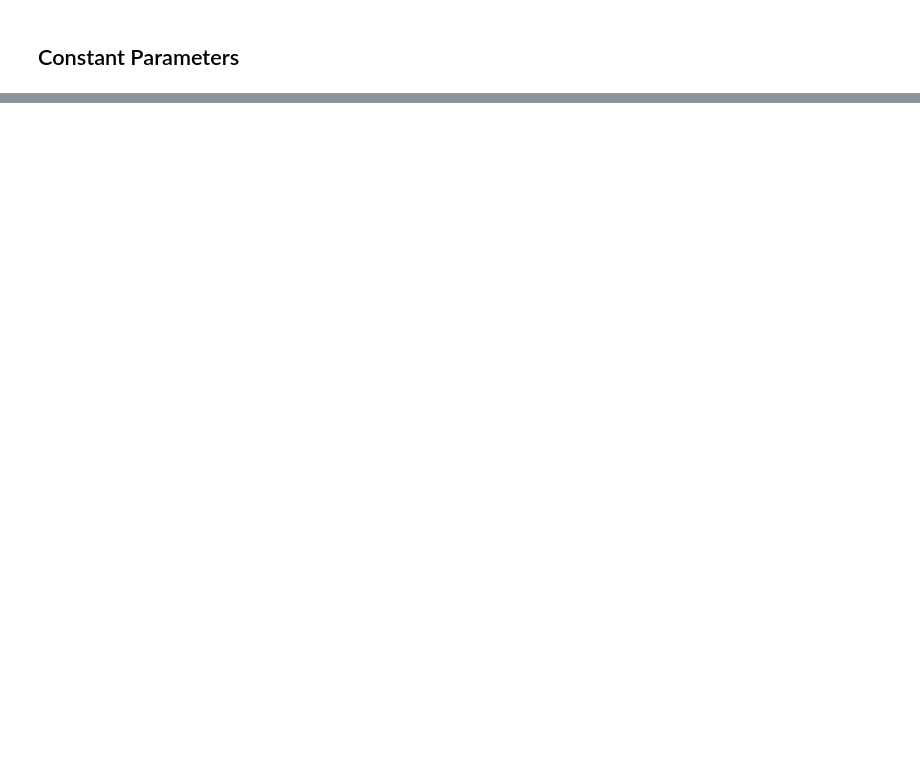
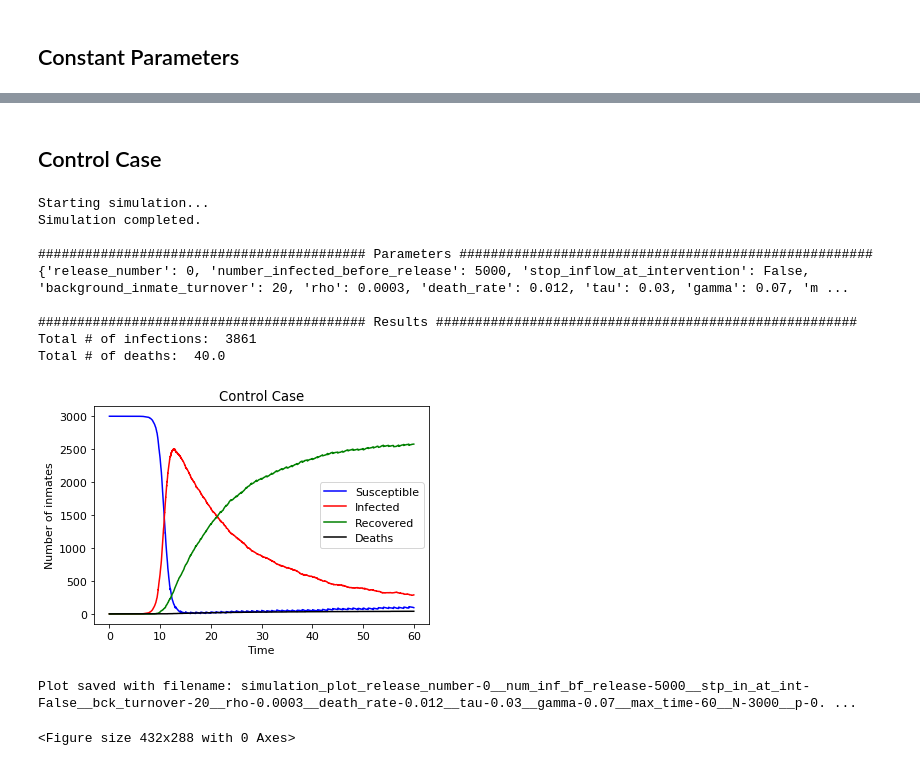
Before and after one commit to bwolfson97/UCLA-Networks-Final-Project, a Jupyter notebook: experiments.ipynb, the cells around one changed output, grey strips where cells are left out. Cells and saved outputs as stored; diff of their text form; code cells hidden in the pictures; blank space fills up the shorter version.

Commit message:
Ran experiments and saved output as .html and .pdf

```diff
--- a/experiments.ipynb
+++ b/experiments.ipynb
@@ -156,0 +75,21 @@ t, S, I, R, D = (end_to_end(background_inmate_turnover,
+# %% [markdown]
+## Control Case
+# %%
+t, S, I, R, D = (end_to_end(release_number=0,
+                            number_infected_before_release=5000,
+                            stop_inflow_at_intervention=False,
+                            save_plot=True,
+                            title='Control Case'))
+# %% [output]
+Starting simulation...
+Simulation completed.
+
+########################################## Parameters #####################################################
+{'release_number': 0, 'number_infected_before_release': 5000, 'stop_inflow_at_intervention': False, 'background_inmate_turnover': 20, 'rho': 0.0003, 'death_rate': 0.012, 'tau': 0.03, 'gamma': 0.07, 'm ...
+
+########################################## Results ######################################################
+Total # of infections:  3861
+Total # of deaths:  40.0
+[figure, added]
+Plot saved with filename: simulation_plot_release_number-0__num_inf_bf_release-5000__stp_in_at_int-False__bck_turnover-20__rho-0.0003__death_rate-0.012__tau-0.03__gamma-0.07__max_time-60__N-3000__p-0. ...
+<Figure size 432x288 with 0 Axes>
```
Also changed, not shown: parts of 21 cells of this notebook, 2 other files.
